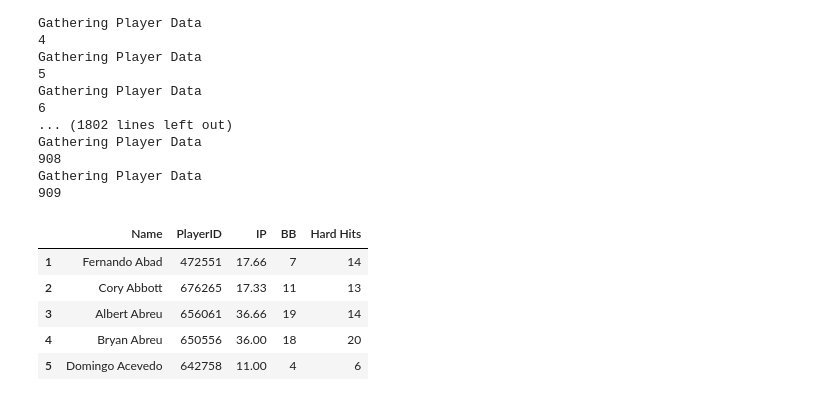
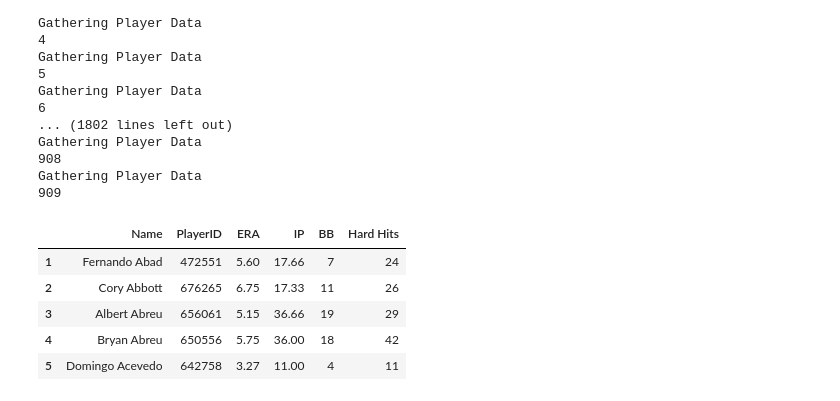
Before and after one commit to joshsalce/WHHIP, a Jupyter notebook: HH_WHIP_2021.ipynb, the cells around one changed output. Cells and saved outputs as stored; diff of their text form; code cells hidden in the pictures.

Commit message:
Add files via upload
- Corrected errors > 95.0 to >= 95.0
- Included all hard-hit balls in play rather than all hard-hit balls scored as hits
- Included ERA and WHIP in dataframe

```diff
--- a/HH_WHIP_2021.ipynb
+++ b/HH_WHIP_2021.ipynb
@@ -150,11 +156,11 @@ for i in ids:
 
     statcast_data = statcast_pitcher('2021-04-01', '2021-10-03', player_id = i)
 
-    high_ev = statcast_data[statcast_data['launch_speed'] > 95.0]
+    high_ev = statcast_data[statcast_data['launch_speed'] >= 95.0]
 
-    hits = ['home_run','double', 'single', 'triple']
+    #hits = ['home_run','double', 'single', 'triple']
 
-    hh = high_ev[high_ev['events'].isin(hits)]
+    hh = high_ev[high_ev['description'] == "hit_into_play"]
 
     hard_hits.append(hh.shape[0])
 
@@ -181,17 +187,18 @@ Gathering Player Data
 # %%
 df = pd.DataFrame({'Name': statcast_names,
               'PlayerID': ids,
+              'ERA': pitching21['ERA'],
               'IP': pitching21['IP'],
               'BB': pitching21['BB'],
               'Hard Hits': hard_hits})
 df.head(5)
 # %% [output]
-|  | Name | PlayerID | IP | BB | Hard Hits |
-| 1 | Fernando Abad | 472551 | 17.66 | 7 | 14 |
-| 2 | Cory Abbott | 676265 | 17.33 | 11 | 13 |
-| 3 | Albert Abreu | 656061 | 36.66 | 19 | 14 |
-| 4 | Bryan Abreu | 650556 | 36.00 | 18 | 20 |
-| 5 | Domingo Acevedo | 642758 | 11.00 | 4 | 6 |
+|  | Name | PlayerID | ERA | IP | BB | Hard Hits |
+| 1 | Fernando Abad | 472551 | 5.60 | 17.66 | 7 | 24 |
+| 2 | Cory Abbott | 676265 | 6.75 | 17.33 | 11 | 26 |
+| 3 | Albert Abreu | 656061 | 5.15 | 36.66 | 19 | 29 |
+| 4 | Bryan Abreu | 650556 | 5.75 | 36.00 | 18 | 42 |
+| 5 | Domingo Acevedo | 642758 | 3.27 | 11.00 | 4 | 11 |
 # %%
 whhips = []
 
```
Also changed, not shown: parts of 7 cells of this notebook.
